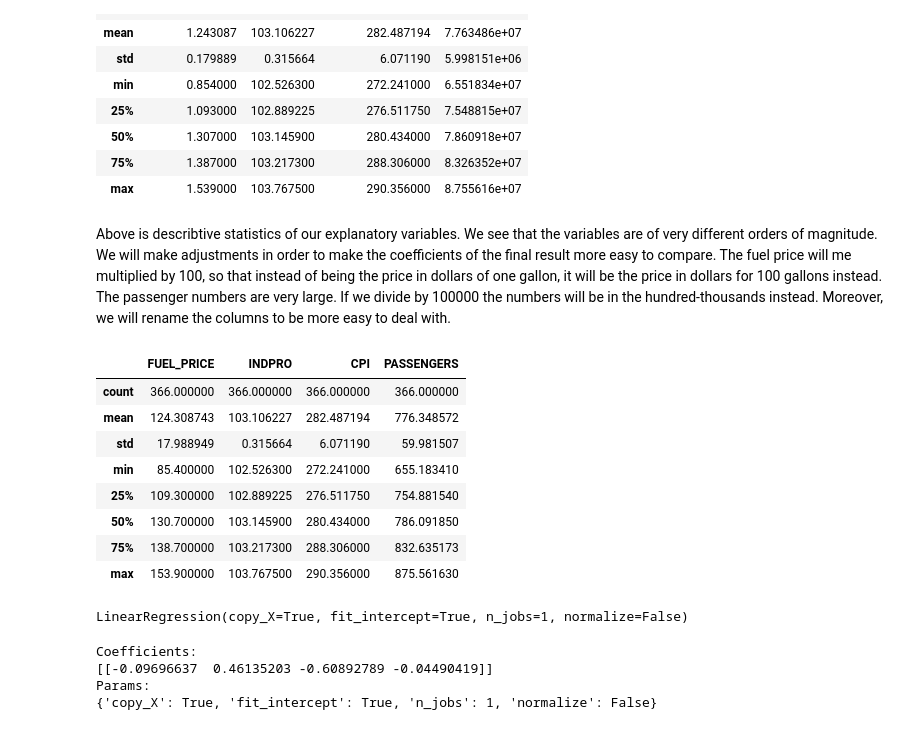
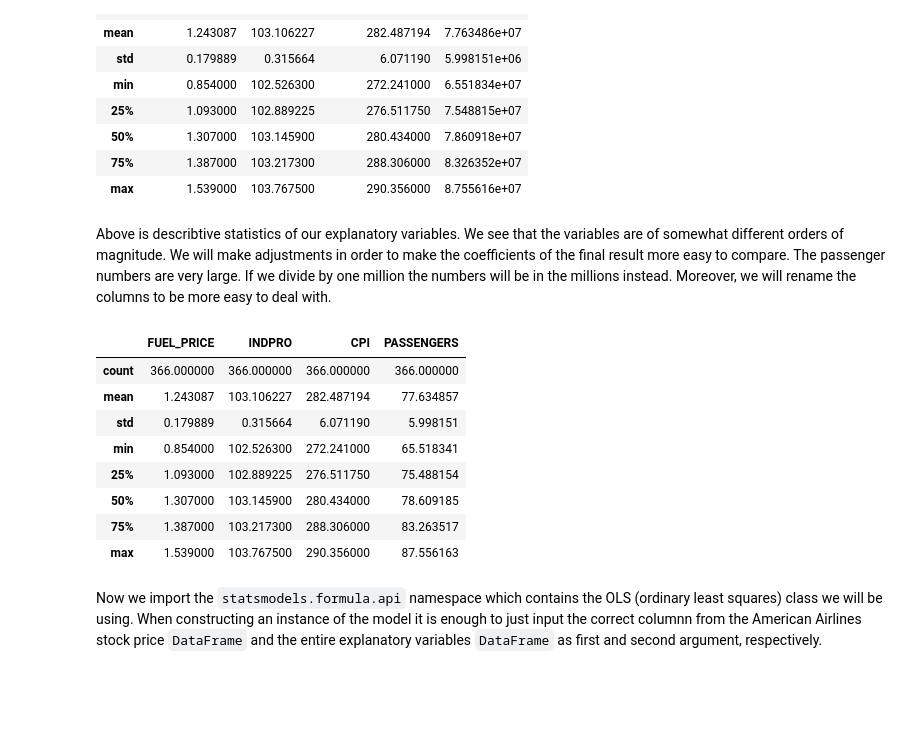
Before and after one commit to gregwinther/Python-in-Finance-and-Economics, a Jupyter notebook: Forecasting/Pandas.ipynb, the cells around one changed output. Saved outputs shown, nothing was run; the diff lists cells and outputs as text; code cells hidden in the pictures; blank space fills up the shorter version.

Commit message:
Redid example with statsmodels. Forecasting for 2017 left

```diff
--- a/Forecasting/Pandas.ipynb
+++ b/Forecasting/Pandas.ipynb
@@ -308,44 +299,26 @@ expl.describe()
 | 75% | 1.387000 | 103.217300 | 288.306000 | 8.326352e+07 |
 | max | 1.539000 | 103.767500 | 290.356000 | 8.755616e+07 |
 # %% [markdown]
-Above is describtive statistics of our explanatory variables. We see that the variables are of very different orders of magnitude. We will make adjustments in order to make the coefficients of the final result more easy to compare. The fuel price will me multiplied by 100, so that instead of being the price in dollars of one gallon, it will be the price in dollars for 100 gallons instead. The passenger numbers are very large. If we divide by 100000 the numbers will be in the hundred-thousands instead. Moreover, we will rename the columns to be more easy to deal with.
+Above is describtive statistics of our explanatory variables. We see that the variables are of somewhat different orders of magnitude. We will make adjustments in order to make the coefficients of the final result more easy to compare. The passenger numbers are very large. If we divide by one million the numbers will be in the millions instead. Moreover, we will rename the columns to be more easy to deal with.
 # %%
-# Rename
+# Renaming of columns
 expl = expl.rename(columns={"WJFUELUSGULF":"FUEL_PRICE", "CUSR0000SETG01":"CPI",\
                      "Total":"PASSENGERS"})
 
 # Changing order of magnitude
-expl.loc[:, 'FUEL_PRICE'] = expl.loc[:, 'FUEL_PRICE'] * 100
-expl.loc[:, 'PASSENGERS'] = expl.loc[:, 'PASSENGERS'] * (1/100000)
+expl.loc[:, 'PASSENGERS'] = expl.loc[:, 'PASSENGERS'] * (1/1000000)
 
 expl.describe()
 # %% [output]
 |  | FUEL_PRICE | INDPRO | CPI | PASSENGERS |
 | count | 366.000000 | 366.000000 | 366.000000 | 366.000000 |
-| mean | 124.308743 | 103.106227 | 282.487194 | 776.348572 |
-| std | 17.988949 | 0.315664 | 6.071190 | 59.981507 |
-| min | 85.400000 | 102.526300 | 272.241000 | 655.183410 |
-| 25% | 109.300000 | 102.889225 | 276.511750 | 754.881540 |
-| 50% | 130.700000 | 103.145900 | 280.434000 | 786.091850 |
-| 75% | 138.700000 | 103.217300 | 288.306000 | 832.635173 |
-| max | 153.900000 | 103.767500 | 290.356000 | 875.561630 |
+| mean | 1.243087 | 103.106227 | 282.487194 | 77.634857 |
+| std | 0.179889 | 0.315664 | 6.071190 | 5.998151 |
+| min | 0.854000 | 102.526300 | 272.241000 | 65.518341 |
+| 25% | 1.093000 | 102.889225 | 276.511750 | 75.488154 |
+| 50% | 1.307000 | 103.145900 | 280.434000 | 78.609185 |
+| 75% | 1.387000 | 103.217300 | 288.306000 | 83.263517 |
+| max | 1.539000 | 103.767500 | 290.356000 | 87.556163 |
-# %%
-# Making everything explicit and making sure we have correct shapes of numpy arrays
-X = expl.values.reshape(366, 4)
-Y = american_airlines['Close'].values.reshape(366, 1)
-
-# Fitting
-aal_regr.fit(X, Y)
-# %% [output]
-LinearRegression(copy_X=True, fit_intercept=True, n_jobs=1, normalize=False)
-# %%
-print("Coefficients:")
-print(aal_regr.coef_)
-print("Params:")
-print(aal_regr.get_params())
-# %% [output]
-Coefficients:
-[[-0.09696637  0.46135203 -0.60892789 -0.04490419]]
-Params:
-{'copy_X': True, 'fit_intercept': True, 'n_jobs': 1, 'normalize': False}
+# %% [markdown]
+Now we import the `statsmodels.formula.api` namespace which contains the OLS (ordinary least squares) class we will be using. When constructing an instance of the model it is enough to just input the correct columnn from the American Airlines stock price `DataFrame` and the entire explanatory variables `DataFrame` as first and second argument, respectively.
 # %%
```
Also changed, not shown: parts of 15 cells of this notebook.
